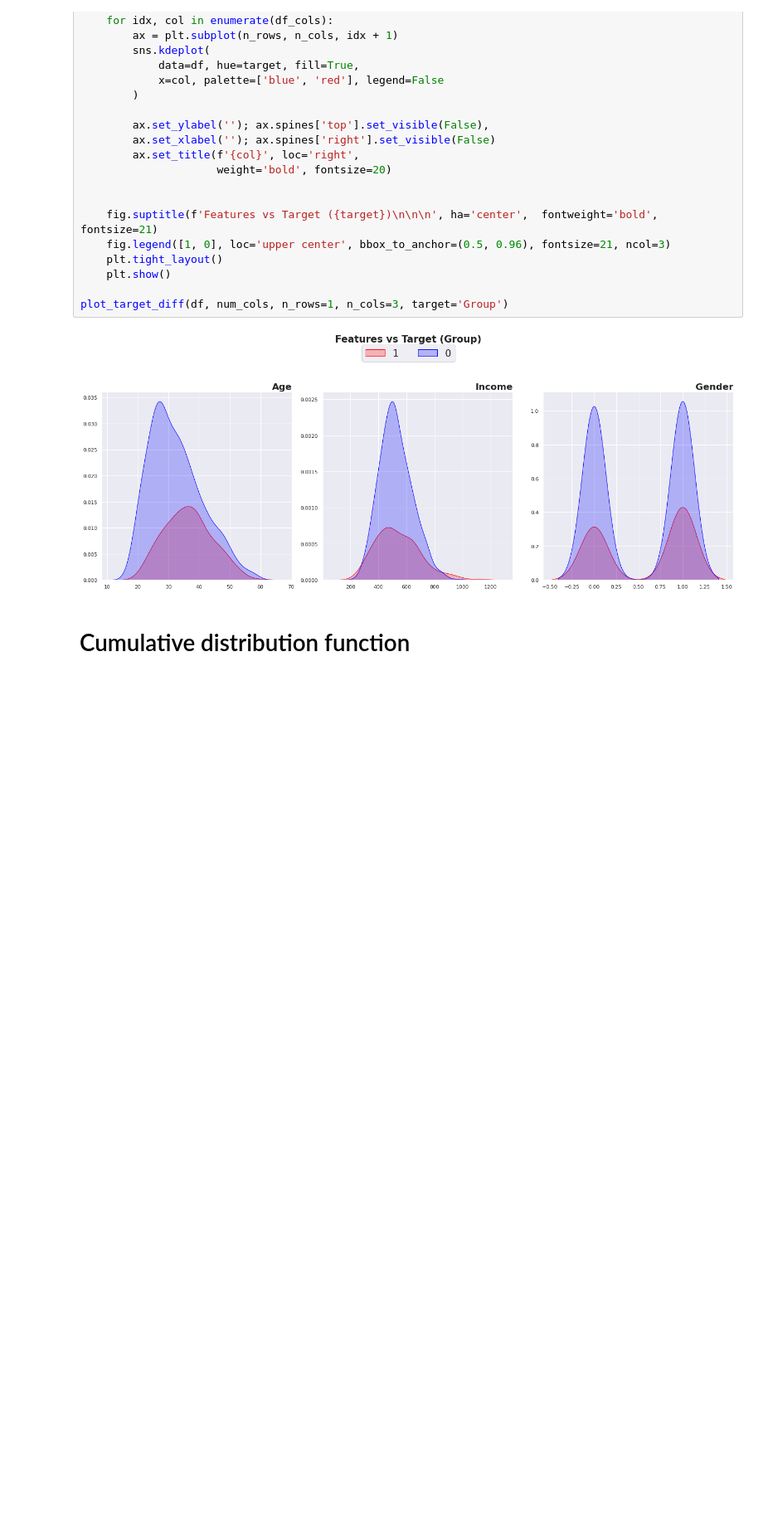
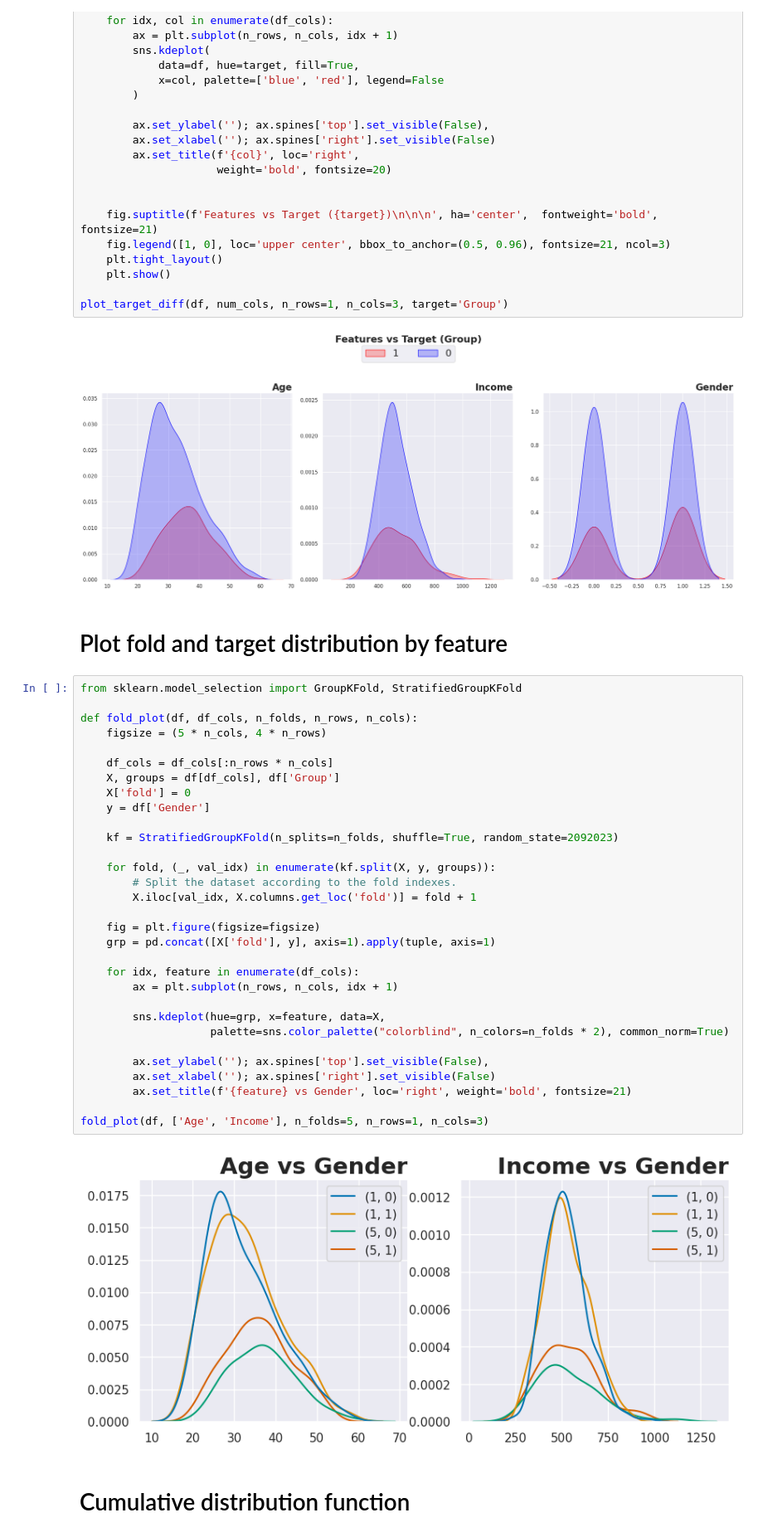
Before and after one commit to beatwad/kaggle_tips, a Jupyter notebook: Visualization/Tabular.ipynb, the cells around one changed output. Shown at 83% size. Drawn from its saved outputs; the diff is of its cells as text; blank space fills up the shorter version.

```diff
--- a/Visualization/Tabular.ipynb
+++ b/Visualization/Tabular.ipynb
@@ -216,6 +218,41 @@ def plot_target_diff(df, df_cols, n_rows, n_cols, target):
 plot_target_diff(df, num_cols, n_rows=1, n_cols=3, target='Group')
 # %% [output]
 [figure]
+# %% [markdown]
+# Plot fold and target distribution by feature
+# %%
+from sklearn.model_selection import GroupKFold, StratifiedGroupKFold
+
+def fold_plot(df, df_cols, n_folds, n_rows, n_cols):
+    figsize = (5 * n_cols, 4 * n_rows)
+
+    df_cols = df_cols[:n_rows * n_cols]
+    X, groups = df[df_cols], df['Group']
+    X['fold'] = 0
+    y = df['Gender']
+
+    kf = StratifiedGroupKFold(n_splits=n_folds, shuffle=True, random_state=2092023)
+
+    for fold, (_, val_idx) in enumerate(kf.split(X, y, groups)):
+        # Split the dataset according to the fold indexes.
+        X.iloc[val_idx, X.columns.get_loc('fold')] = fold + 1
+
+    fig = plt.figure(figsize=figsize)
+    grp = pd.concat([X['fold'], y], axis=1).apply(tuple, axis=1)
+
+    for idx, feature in enumerate(df_cols):
+        ax = plt.subplot(n_rows, n_cols, idx + 1)
+
+        sns.kdeplot(hue=grp, x=feature, data=X,
+                    palette=sns.color_palette("colorblind", n_colors=n_folds * 2), common_norm=True)
+
+        ax.set_ylabel(''); ax.spines['top'].set_visible(False),
+        ax.set_xlabel(''); ax.spines['right'].set_visible(False)
+        ax.set_title(f'{feature} vs Gender', loc='right', weight='bold', fontsize=21)
+
+fold_plot(df, ['Age', 'Income'], n_folds=5, n_rows=1, n_cols=3)
+# %% [output]
+[figure, added]
 # %% [markdown]
 # Cumulative distribution function
 # %%
```
Also changed, not shown: parts of 7 cells of this notebook, 2 other files.
